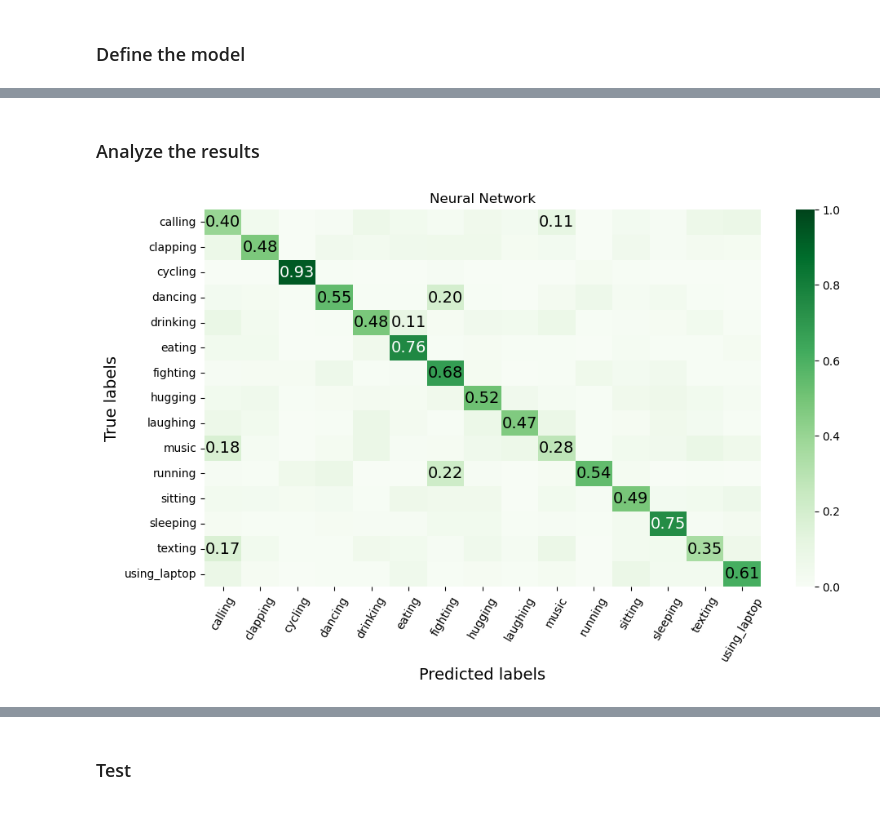
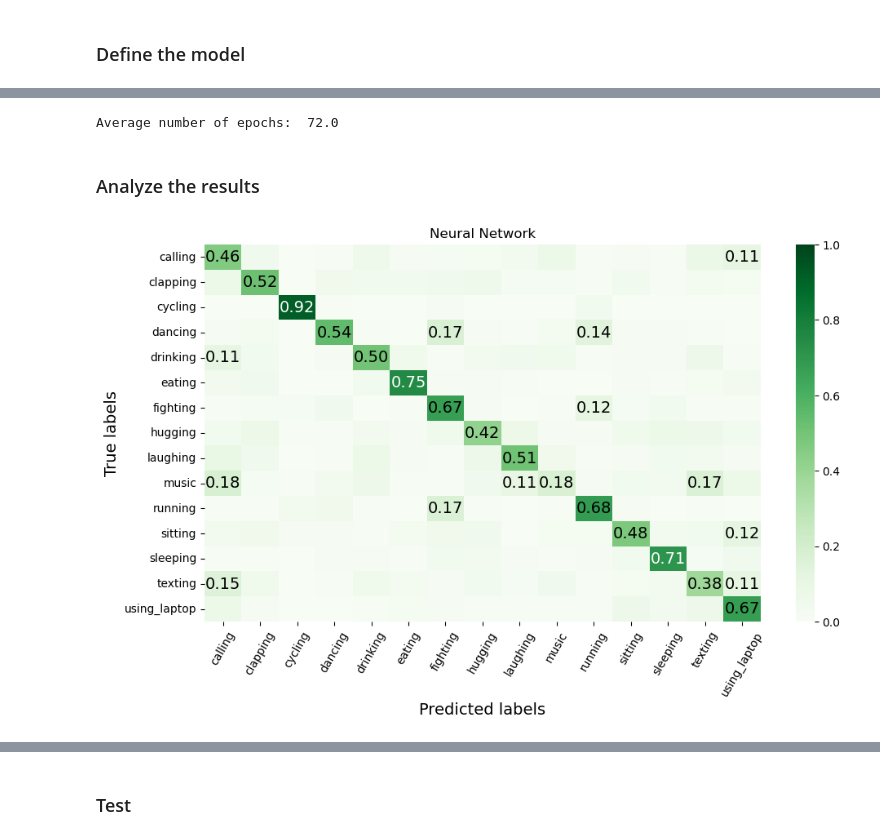
Before and after one commit to Vatsal-Sharma2003/HUMAN-POSE-ESTIMATION-USING-MACHINE-LEARNING, a Jupyter notebook: FFNN.ipynb, the cells around one changed output, grey strips where cells are left out. Drawn from its saved outputs; the diff is of its cells as text; code cells hidden in the pictures.

```diff
--- a/FFNN.ipynb
+++ b/FFNN.ipynb
@@ -165,16 +172,21 @@ def create_dataset(df, batch_size, use_object=True):
 # %% [markdown]
 ### Define the model
 # %%
+#BEST ONE
 def create_model(input_shape, summary=False):
 
     model = tf.keras.Sequential([
             tf.keras.Input(shape=input_shape),
-            tf.keras.layers.Dense(128, activation='leaky_relu', kernel_regularizer=l2(0.001)),
-            tf.keras.layers.Dropout(0.1),
-            tf.keras.layers.Dense(64, activation='leaky_relu', kernel_regularizer=l2(0.001)),
-            #tf.keras.layers.Dense(64, activation='leaky_relu', kernel_regularizer=l2(0.001)),
-            tf.keras.layers.Dense(32, activation='leaky_relu', kernel_regularizer=l2(0.001)),
-            #tf.keras.layers.Dense(32, activation='leaky_relu', kernel_regularizer=l2(0.001)),
+            tf.keras.layers.Dense(128, activation='leaky_relu'),
+            tf.keras.layers.Dropout(0.3),
+            tf.keras.layers.Dense(128, activation='leaky_relu'),
+            tf.keras.layers.Dropout(0.3),
+            tf.keras.layers.Dense(64, activation='leaky_relu'),
+            tf.keras.layers.Dropout(0.2),
+            tf.keras.layers.Dense(64, activation='leaky_relu'),
+            tf.keras.layers.Dropout(0.2),
+            tf.keras.layers.Dense(32, activation='leaky_relu'),
+            tf.keras.layers.Dense(32, activation='leaky_relu'),
             tf.keras.layers.Dense(15, activation='softmax')
         ])
 
@@ -378,3 +390,7 @@ Starting Fold Number  4
+# %%
+print('Average number of epochs: ', avg_epochs)
+# %% [output]
+Average number of epochs:  72.0
 # %% [markdown]
 ### Analyze the results
 # %%
@@ -409,10 +425,11 @@ def plot_confusion_matrix(cm, threshold=0.1):
     plt.xticks(rotation=60)
 
     plt.show()
-# %%
-plot_confusion_matrix(conf_matrix)
-# %% [output]
-[figure, removed]
+# %%
+if model_selection:
+    plot_confusion_matrix(conf_matrix)
+# %% [output]
+[figure, added]
 # %%
 def class_specific_metrics(cm, class_labels = labels):
     # Compute the confusion matrix
```
Also changed, not shown: parts of 22 cells of this notebook, 21 other files.
